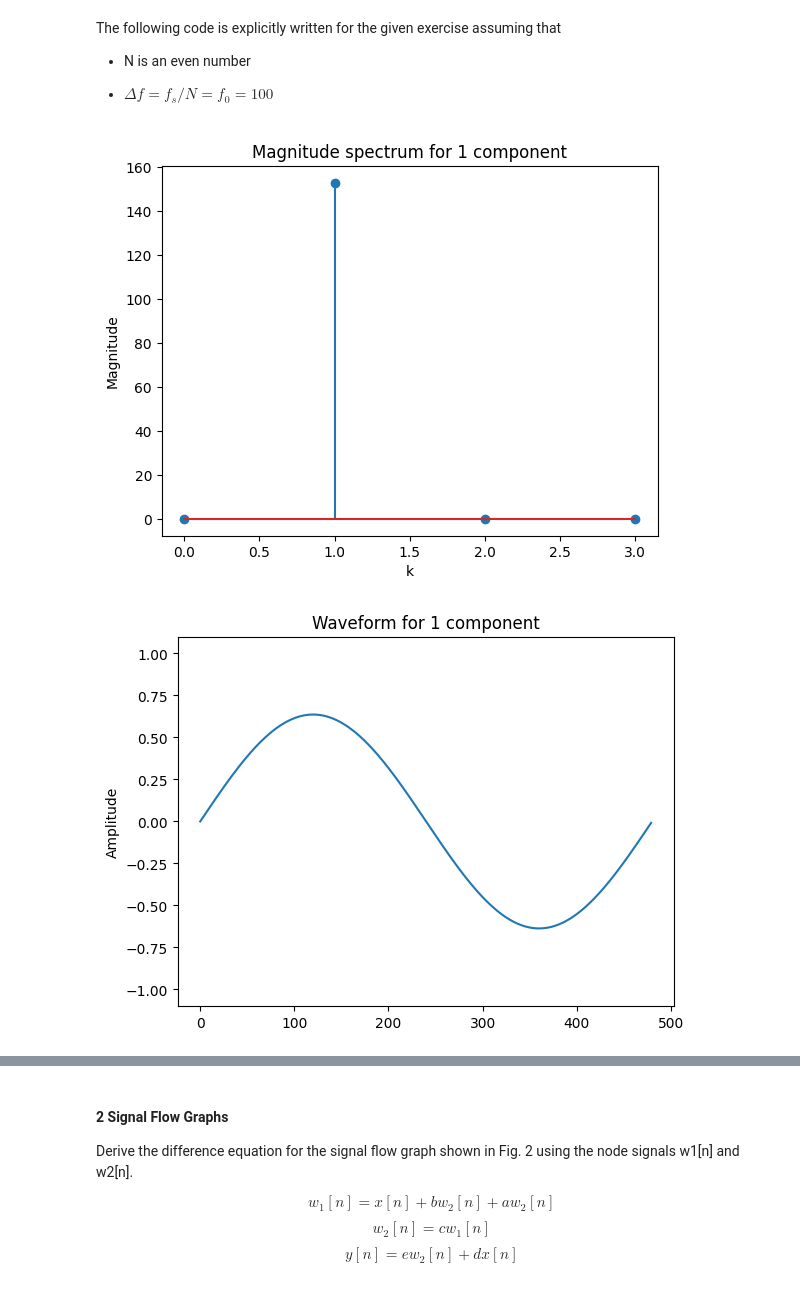
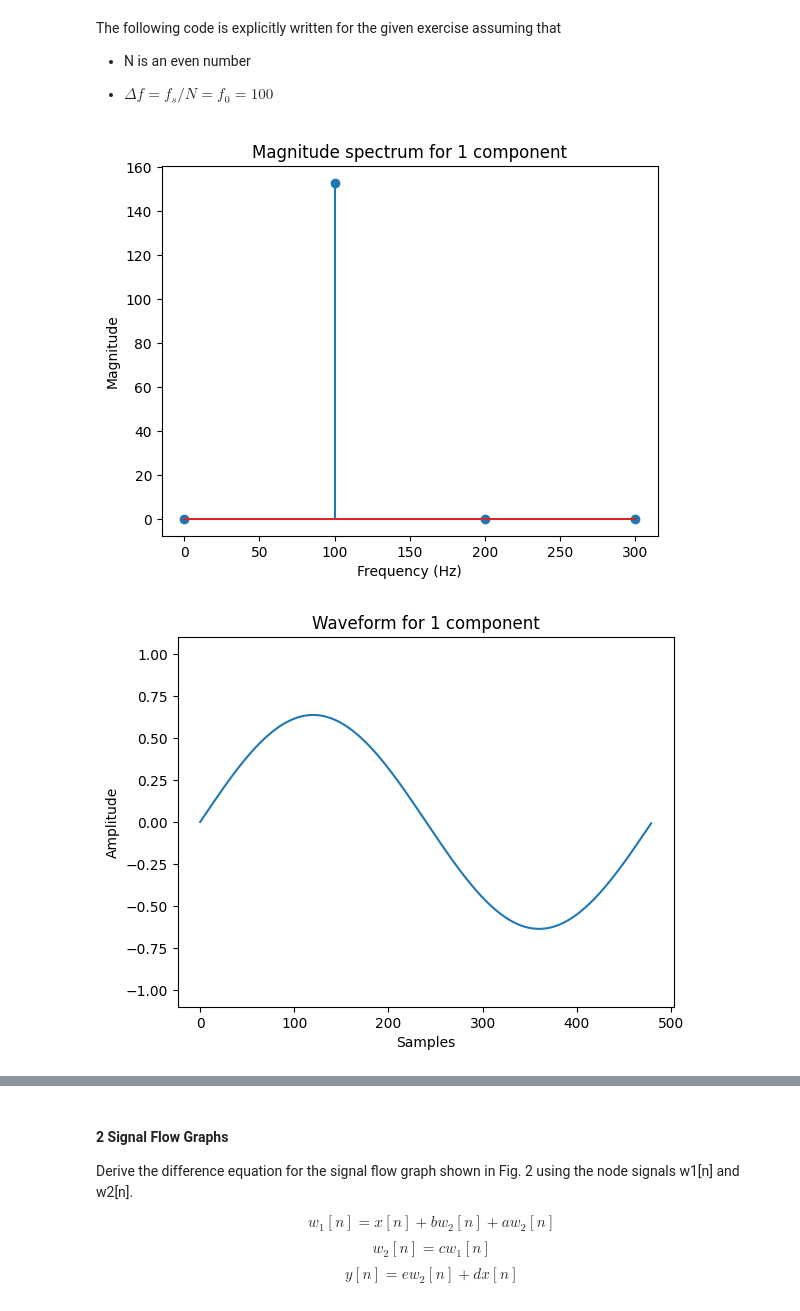
Before and after one commit to audiotechnologie-mattis/signalverarbeitung, a Jupyter notebook: homework_3/homework_3.ipynb, the cells around one changed output, grey strips where cells are left out. Drawn from its saved outputs; the diff is of its cells as text; code cells hidden in the pictures.

Commit message:
Update plot labels

```diff
--- a/homework_3/homework_3.ipynb
+++ b/homework_3/homework_3.ipynb
@@ -24,23 +24,29 @@ def generate_sin(N, f, fs):
     return np.sin(w0 * n)
 
 
+def create_two_sided_spectrum(X_single_sided):
+    X_single_sided_mirrored = np.conjugate(np.flip(X_single_sided[1:-1]))
+    return np.append(X_single_sided, X_single_sided_mirrored)
+
+
 def plot_waveform(x, title):
     figure, axes = plt.subplots()
     axes.set_title(title)
     axes.plot(x)
+    axes.set_xlabel('Samples')
     axes.set_ylabel('Amplitude')
     axes.set_ylim([-1.1, 1.1])
 
 
-def plot_bin_spectrum_magnitude(X, title):
+def plot_frequency_bin_spectrum_magnitude(f, X, title):
     figure, axes = plt.subplots()
     axes.set_title(title)
-    axes.stem(np.abs(X))
-    axes.set_xlabel('k')
+    axes.stem(f, np.abs(X))
+    axes.set_xlabel('Frequency (Hz)')
     axes.set_ylabel('Magnitude')
 
 
-def plot_frequency_spectrum_magnitude(f, X, title):
+def plot_frequency_spectrum_magnitude_db(f, X, title):
     magnitude_db = 20 * np.log10(np.abs(X))
 
     figure, axes = plt.subplots()
@@ -73,37 +79,37 @@ The following code is explicitly written for the given exercise assuming that
 # %%
 fs = 48_000
 f0 = 100
 N = 480
 N_single_sided = N // 2 + 1
 component_amounts = [1, 2, 8, 100]
 
 tile_amount = fs // N
-
-
-def create_two_sided_spectrum(X_single_sided):
-    X_single_sided_mirrored = np.conjugate(np.flip(X_single_sided[1:-1]))
-    return np.append(X_single_sided, X_single_sided_mirrored)
-
 
 for component_amount in component_amounts:
     X_single_sided = np.zeros(N_single_sided, dtype=complex)
 
     k_to_fill = np.ones(component_amount, dtype=int) + np.arange(0, component_amount) * 2
 
     for k in k_to_fill:
         X_single_sided[k] = N / np.pi * np.exp(-1j * np.pi / 2) / k
 
     X = create_two_sided_spectrum(X_single_sided)
     x = np.real(np.fft.ifft(X))
 
     title_suffix = f'for {component_amount} component{"s" if component_amount > 1 else ""}'
-    plot_bin_spectrum_magnitude(X_single_sided[:component_amount * 4], f'Magnitude spectrum {title_suffix}')
+    spectrum_plot_length = min(component_amount * 4, N_single_sided)
+    f = np.arange(0, spectrum_plot_length) * 100
+    plot_frequency_bin_spectrum_magnitude(
+        f,
+        X_single_sided[:spectrum_plot_length],
+        f'Magnitude spectrum {title_suffix}'
+    )
     plot_waveform(x, f'Waveform {title_suffix}')
 
     # c)
     x_tiled = np.tile(x, tile_amount)
     filename = f"square wave - {component_amount} sine components.wav"
     sf.write(filename, x_tiled, fs)
 # %% [output]
-[figure, old version]
+[figure, new version]
-[figure, old version]
+[figure, new version]
```
Also changed, not shown: parts of 3 cells of this notebook.
